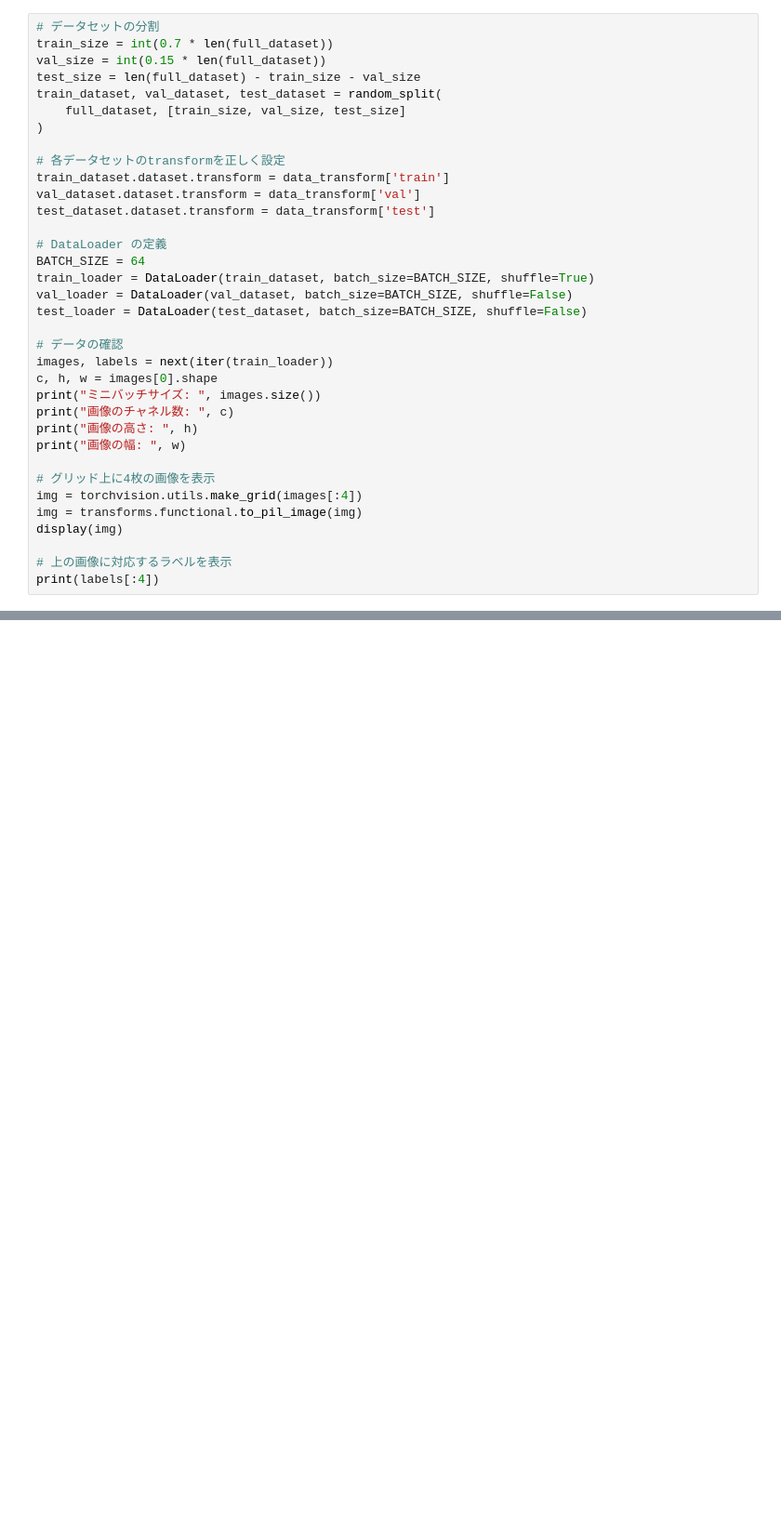
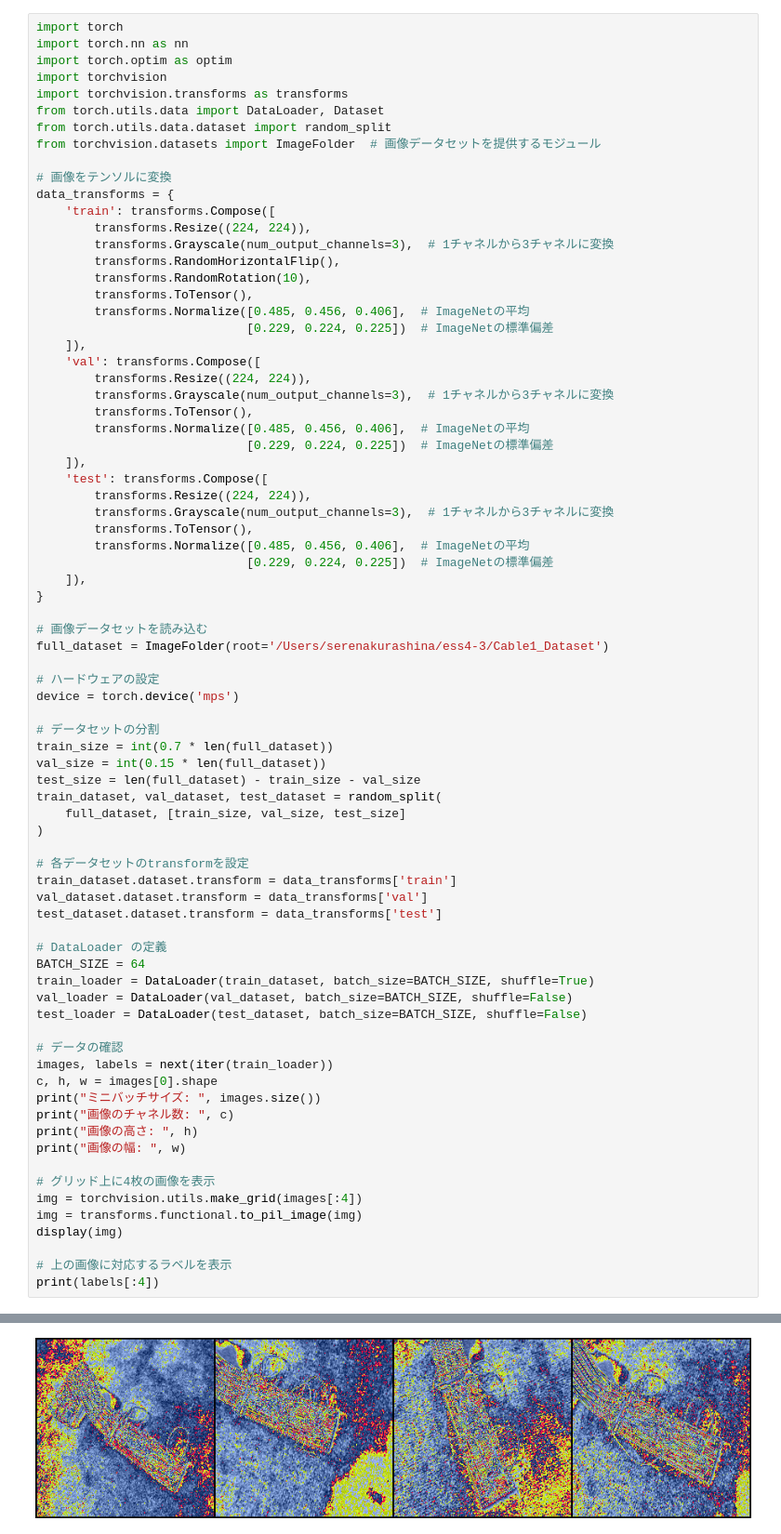
Before and after one commit to reireu/for-copy, a Jupyter notebook: kadai5.ipynb, the cells around one changed output, grey strips where cells are left out. Shown at 93% size. Cells and saved outputs as stored; diff of their text form; blank space fills up the shorter version.

```diff
--- a/kadai5.ipynb
+++ b/kadai5.ipynb
@@ -20,4 +1,46 @@ device = torch.device('mps')
 # %%
+import torch
+import torch.nn as nn
+import torch.optim as optim
+import torchvision
+import torchvision.transforms as transforms
+from torch.utils.data import DataLoader, Dataset
+from torch.utils.data.dataset import random_split
+from torchvision.datasets import ImageFolder  # 画像データセットを提供するモジュール
+
+# 画像をテンソルに変換
+data_transforms = {
+    'train': transforms.Compose([
+        transforms.Resize((224, 224)),
+        transforms.Grayscale(num_output_channels=3),  # 1チャネルから3チャネルに変換
+        transforms.RandomHorizontalFlip(),
+        transforms.RandomRotation(10),
+        transforms.ToTensor(),
+        transforms.Normalize([0.485, 0.456, 0.406],  # ImageNetの平均
+                             [0.229, 0.224, 0.225])  # ImageNetの標準偏差
+    ]),
+    'val': transforms.Compose([
+        transforms.Resize((224, 224)),
+        transforms.Grayscale(num_output_channels=3),  # 1チャネルから3チャネルに変換
+        transforms.ToTensor(),
+        transforms.Normalize([0.485, 0.456, 0.406],  # ImageNetの平均
+                             [0.229, 0.224, 0.225])  # ImageNetの標準偏差
+    ]),
+    'test': transforms.Compose([
+        transforms.Resize((224, 224)),
+        transforms.Grayscale(num_output_channels=3),  # 1チャネルから3チャネルに変換
+        transforms.ToTensor(),
+        transforms.Normalize([0.485, 0.456, 0.406],  # ImageNetの平均
+                             [0.229, 0.224, 0.225])  # ImageNetの標準偏差
+    ]),
+}
+
+# 画像データセットを読み込む
+full_dataset = ImageFolder(root='/Users/serenakurashina/ess4-3/Cable1_Dataset')
+
+# ハードウェアの設定
+device = torch.device('mps')
+
 # データセットの分割
 train_size = int(0.7 * len(full_dataset))
 val_size = int(0.15 * len(full_dataset))
@@ -26,10 +49,10 @@ train_dataset, val_dataset, test_dataset = random_split(
     full_dataset, [train_size, val_size, test_size]
 )
 
-# 各データセットのtransformを正しく設定
-train_dataset.dataset.transform = data_transform['train']
-val_dataset.dataset.transform = data_transform['val']
-test_dataset.dataset.transform = data_transform['test']
+# 各データセットのtransformを設定
+train_dataset.dataset.transform = data_transforms['train']
+val_dataset.dataset.transform = data_transforms['val']
+test_dataset.dataset.transform = data_transforms['test']
 
 # DataLoader の定義
 BATCH_SIZE = 64
@@ -56,0 +83 @@ TypeError: 'Compose' object is not subscriptable
+[figure, added]
```
Also changed, not shown: parts of 13 cells of this notebook.
